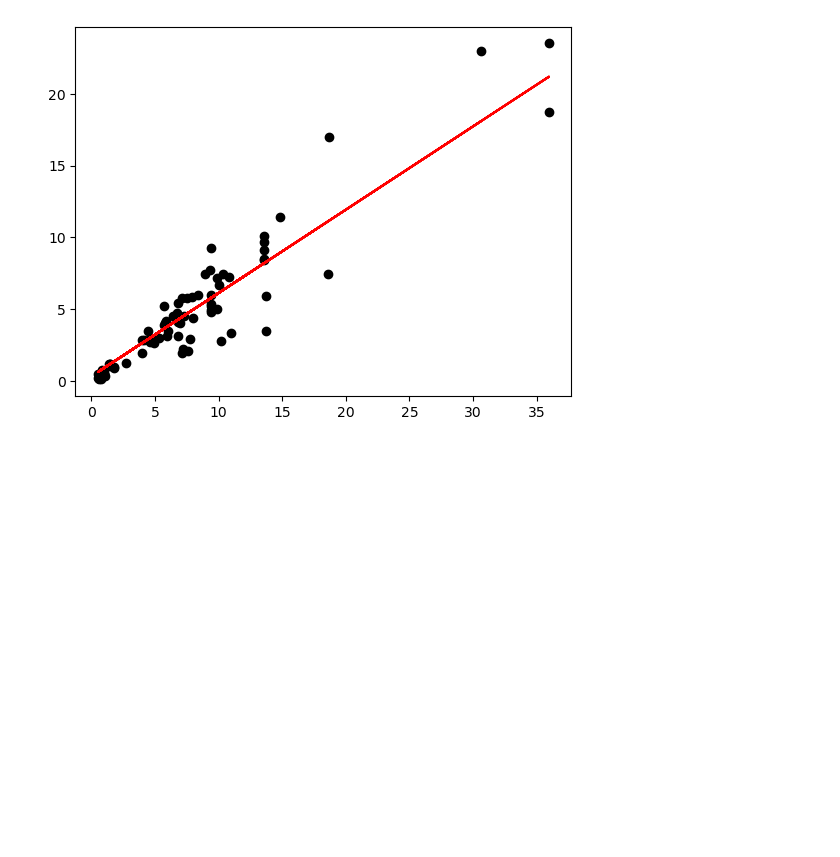
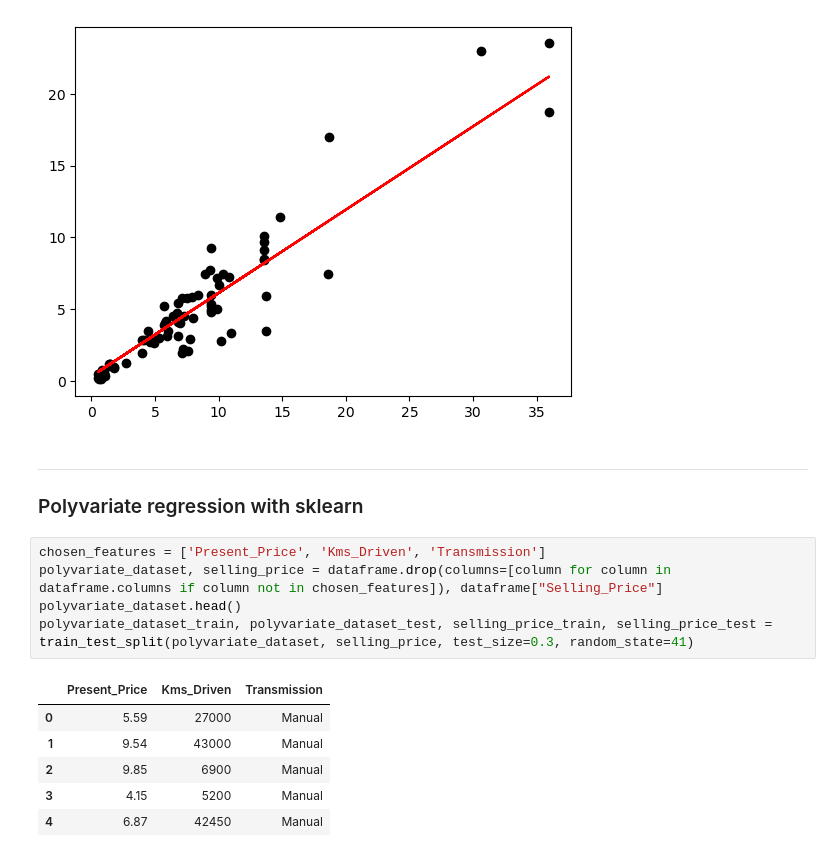
Before and after one commit to alexandre-assad/new-car, a Jupyter notebook: notebooks/exploratory-analysis.ipynb, the cells around one changed output. Drawn from its saved outputs; the diff is of its cells as text; blank space fills up the shorter version.

Commit message:
:wip: start polyvariate with pipeline

```diff
--- a/notebooks/exploratory-analysis.ipynb
+++ b/notebooks/exploratory-analysis.ipynb
@@ -292,3 +278,18 @@ Actual selling prices mean : 4.2732222222222225 and Predicted selling price mean
 visualize__regression(dataset_test=univariate_dataset_test, selling_price_test=selling_price_test, predicted_prices=predicted_prices_scipit)
 # %% [output]
 [figure]
+# %% [markdown]
+***
+### Polyvariate regression with sklearn
+# %%
+chosen_features = ['Present_Price', 'Kms_Driven', 'Transmission']
+polyvariate_dataset, selling_price = dataframe.drop(columns=[column for column in dataframe.columns if column not in chosen_features]), dataframe["Selling_Price"]
+polyvariate_dataset.head()
+polyvariate_dataset_train, polyvariate_dataset_test, selling_price_train, selling_price_test = train_test_split(polyvariate_dataset, selling_price, test_size=0.3, random_state=41)
+# %% [output]
+|  | Present_Price | Kms_Driven | Transmission |
+| 0 | 5.59 | 27000 | Manual |
+| 1 | 9.54 | 43000 | Manual |
+| 2 | 9.85 | 6900 | Manual |
+| 3 | 4.15 | 5200 | Manual |
+| 4 | 6.87 | 42450 | Manual |
```
Also changed, not shown: parts of 6 cells of this notebook.
